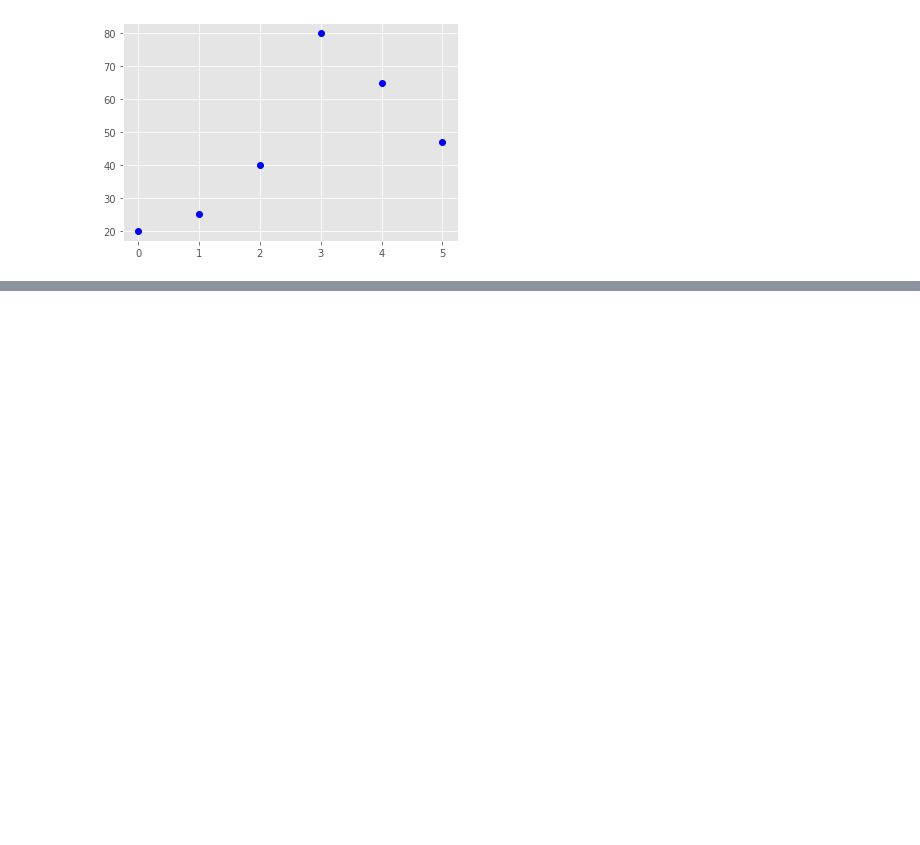
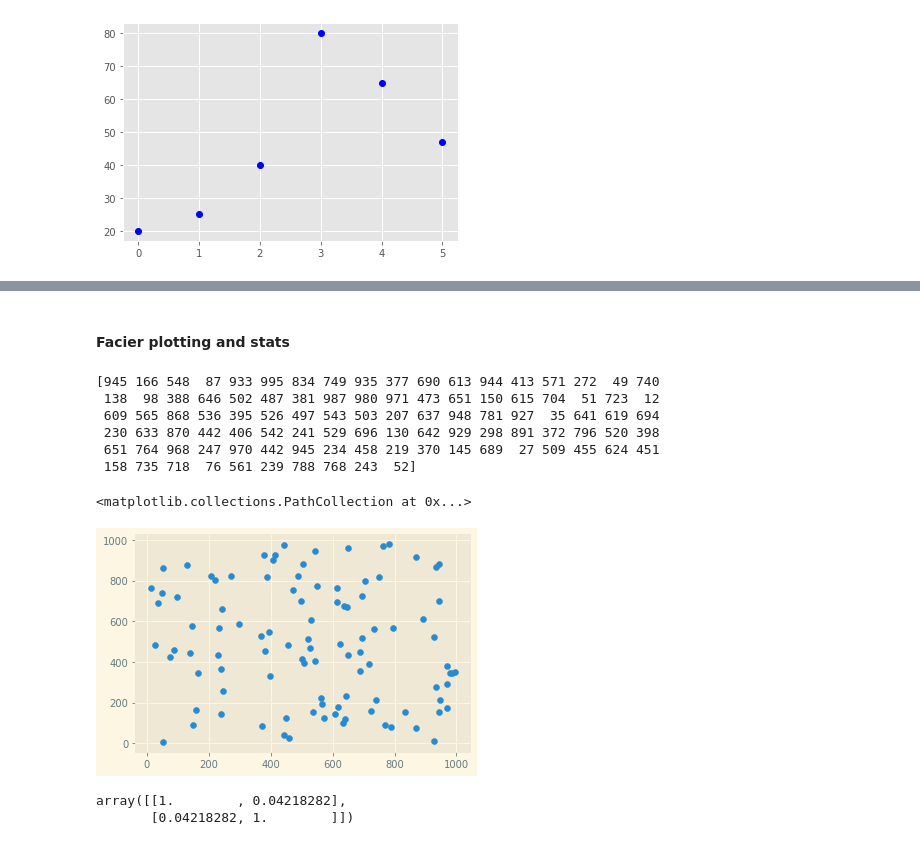
Before and after one commit to DiondreHicks/praccomp_2022, a Jupyter notebook: Praccomp_2022.ipynb, the cells around one changed output, grey strips where cells are left out. Saved outputs shown, nothing was run; the diff lists cells and outputs as text; code cells hidden in the pictures; blank space fills up the shorter version.

Commit message:
Added fancy plots and stats

```diff
--- a/Praccomp_2022.ipynb
+++ b/Praccomp_2022.ipynb
@@ -385,0 +379,29 @@ print(plt.style.available)
+# %% [markdown]
+#### Facier plotting and stats
+# %%
+%matplotlib inline
+import matplotlib.pyplot as plt
+
+import numpy as np
+randx = np.random.randint(0, 1000, size=100)
+print(randx)
+# %% [output]
+[945 166 548  87 933 995 834 749 935 377 690 613 944 413 571 272  49 740
+ 138  98 388 646 502 487 381 987 980 971 473 651 150 615 704  51 723  12
+ 609 565 868 536 395 526 497 543 503 207 637 948 781 927  35 641 619 694
+ 230 633 870 442 406 542 241 529 696 130 642 929 298 891 372 796 520 398
+ 651 764 968 247 970 442 945 234 458 219 370 145 689  27 509 455 624 451
+ 158 735 718  76 561 239 788 768 243  52]
+# %%
+randy = np.random.randint(0,1000, size=100)
+# %%
+plt.style.use('Solarize_Light2')
+plt.scatter(randx, randy)
+# %% [output]
+<matplotlib.collections.PathCollection at 0x...>
+[figure, added]
+# %%
+np.corrcoef(randx, randy)
+# %% [output]
+array([[1.        , 0.04218282],
+       [0.04218282, 1.        ]])
```
Also changed, not shown: parts of 16 cells of this notebook.
